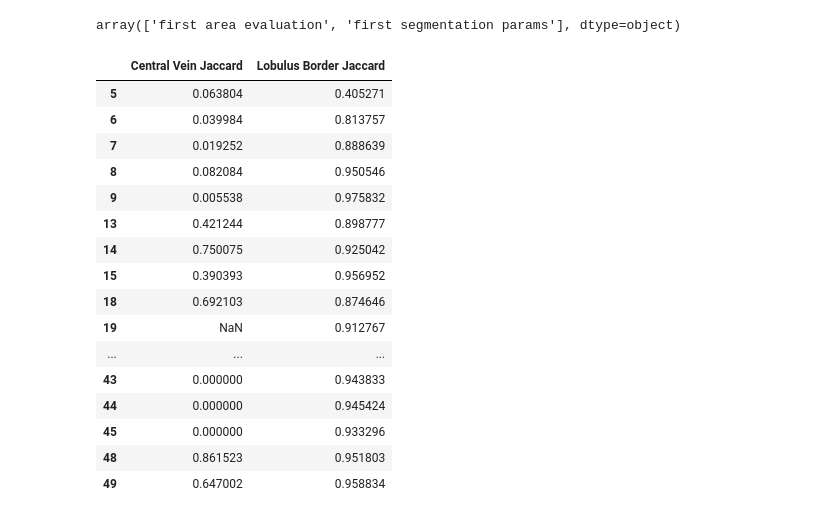
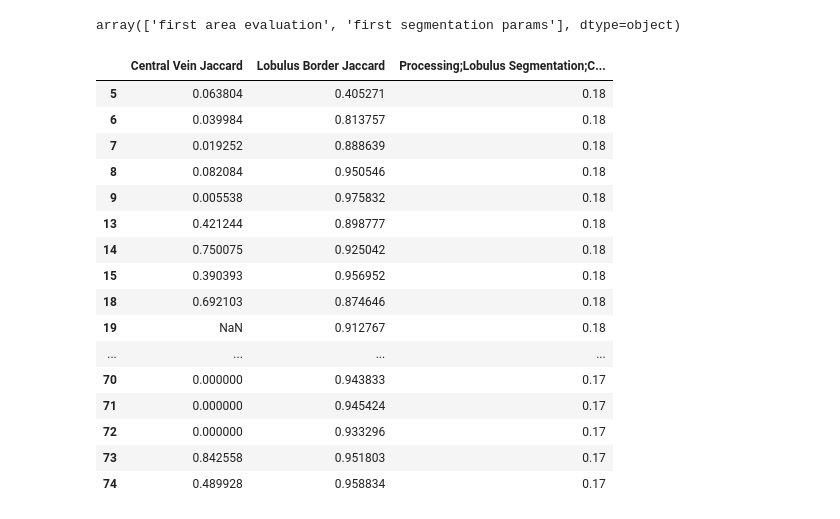
Before and after one commit to mjirik/scaffan, a Jupyter notebook: experiments/lobulus_segmentation.ipynb, the cells around one changed output. Drawn from its saved outputs; the diff is of its cells as text; code cells hidden in the pictures.

Commit message:
experiments

```diff
--- a/experiments/lobulus_segmentation.ipynb
+++ b/experiments/lobulus_segmentation.ipynb
@@ -53,22 +53,24 @@ df["Experiment Title"].unique()
 # %% [output]
 array(['first area evaluation', 'first segmentation params'], dtype=object)
 # %%
-df[df["Experiment Title"] == "first segmentation params"][["Central Vein Jaccard", "Lobulus Border Jaccard"]]
+df[df["Experiment Title"] == "first segmentation params"][
+    ["Central Vein Jaccard", "Lobulus Border Jaccard", 'Processing;Lobulus Segmentation;Central Vein Segmentation;Threshold']
+]
 # %% [output]
-|  | Central Vein Jaccard | Lobulus Border Jaccard |
-| 5 | 0.063804 | 0.405271 |
-| 6 | 0.039984 | 0.813757 |
-| 7 | 0.019252 | 0.888639 |
-| 8 | 0.082084 | 0.950546 |
-| 9 | 0.005538 | 0.975832 |
-| 13 | 0.421244 | 0.898777 |
-| 14 | 0.750075 | 0.925042 |
-| 15 | 0.390393 | 0.956952 |
-| 18 | 0.692103 | 0.874646 |
-| 19 | NaN | 0.912767 |
-| ... | ... | ... |
-| 43 | 0.000000 | 0.943833 |
-| 44 | 0.000000 | 0.945424 |
-| 45 | 0.000000 | 0.933296 |
-| 48 | 0.861523 | 0.951803 |
-| 49 | 0.647002 | 0.958834 |
+|  | Central Vein Jaccard | Lobulus Border Jaccard | Processing;Lobulus Segmentation;C... |
+| 5 | 0.063804 | 0.405271 | 0.18 |
+| 6 | 0.039984 | 0.813757 | 0.18 |
+| 7 | 0.019252 | 0.888639 | 0.18 |
+| 8 | 0.082084 | 0.950546 | 0.18 |
+| 9 | 0.005538 | 0.975832 | 0.18 |
+| 13 | 0.421244 | 0.898777 | 0.18 |
+| 14 | 0.750075 | 0.925042 | 0.18 |
+| 15 | 0.390393 | 0.956952 | 0.18 |
+| 18 | 0.692103 | 0.874646 | 0.18 |
+| 19 | NaN | 0.912767 | 0.18 |
+| ... | ... | ... | ... |
+| 70 | 0.000000 | 0.943833 | 0.17 |
+| 71 | 0.000000 | 0.945424 | 0.17 |
+| 72 | 0.000000 | 0.933296 | 0.17 |
+| 73 | 0.842558 | 0.951803 | 0.17 |
+| 74 | 0.489928 | 0.958834 | 0.17 |
```
Also changed, not shown: parts of 3 cells of this notebook.
